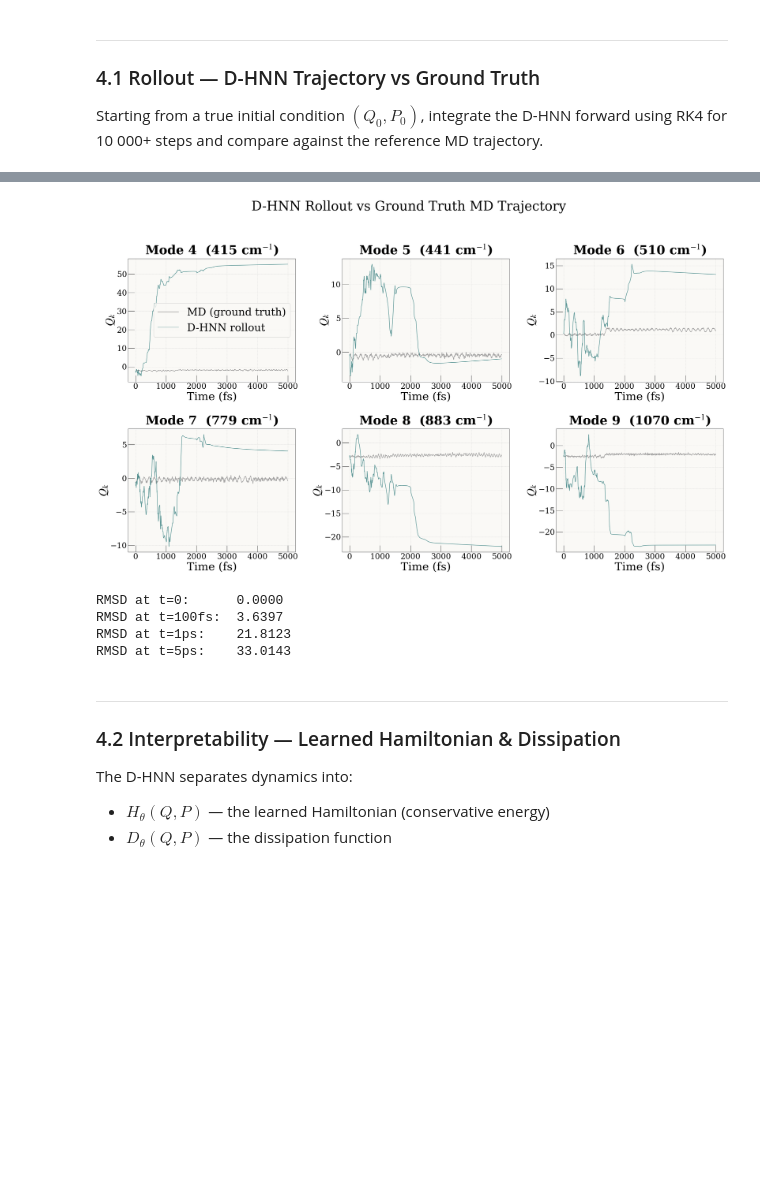
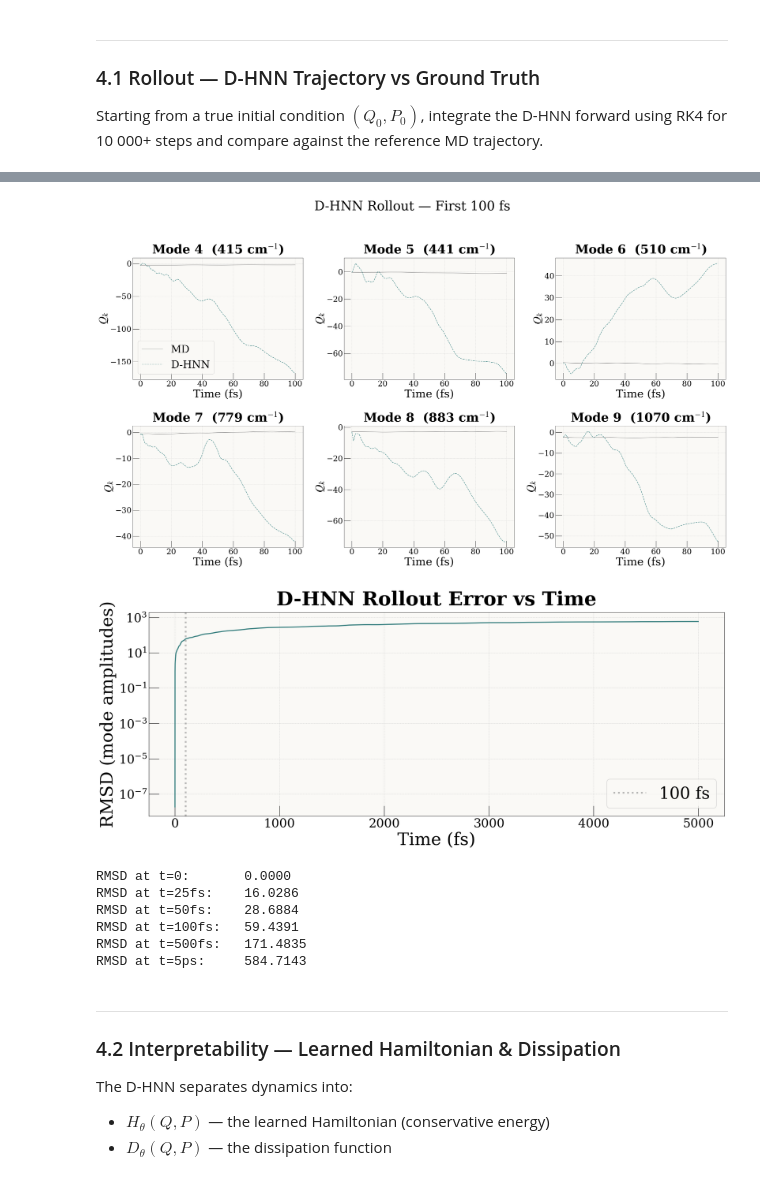
Before and after one commit to Im2ql4u/D_HNN, a Jupyter notebook: notebooks/molecular_experiments.ipynb, the cells around one changed output, grey strips where cells are left out. Drawn from its saved outputs; the diff is of its cells as text; code cells hidden in the pictures; blank space fills up the shorter version.

```diff
--- a/notebooks/molecular_experiments.ipynb
+++ b/notebooks/molecular_experiments.ipynb
@@ -551,40 +628,59 @@ Rollout: 10000 steps  (5000 fs = 5.0 ps)
 Q_pred shape: (10001, 24)  |  Q_gt shape: (10001, 24)
 # %%
 # ── Trajectory comparison plots ───────────────────────────────────
-n_show_modes = 6  # Show first 6 modes
+n_show_modes = 6
+
+# --- Short-time zoom (first 200 steps ≈ 100 fs) -----
+n_short = 200
+t_short = np.arange(n_short + 1) * dt_fs
 
 fig, axes = plt.subplots(2, 3, figsize=(28, 16))
-t_axis = np.arange(n_rollout + 1) * dt_fs  # time in fs
-
 for i, ax in enumerate(axes.flat[:n_show_modes]):
-    mode_idx = i + 3  # skip the 3 imaginary modes, show physical modes
-    ax.plot(t_axis, Q_gt[:, mode_idx], color=C["gt"], lw=1.5, alpha=0.8, label="MD (ground truth)")
-    ax.plot(t_axis, Q_pred[:, mode_idx], color=C["dhnn"], lw=1.5, alpha=0.8, label="D-HNN rollout")
-    freq_i = freqs[mode_idx]
-    ax.set_title(f"Mode {mode_idx+1}  ({freq_i:.0f} cm$^{{-1}}$)")
+    mi = i + 3
+    ax.plot(t_short, Q_gt[:n_short+1, mi], color=C["gt"], lw=1.5, alpha=0.8, label="MD")
+    ax.plot(t_short, Q_pred[:n_short+1, mi], color=C["dhnn"], lw=1.5, ls="--", alpha=0.8, label="D-HNN")
+    ax.set_title(f"Mode {mi+1}  ({freqs[mi]:.0f} cm$^{{-1}}$)")
     ax.set_xlabel("Time (fs)")
     ax.set_ylabel("$Q_k$")
     if i == 0:
         ax.legend()
 
-fig.suptitle("D-HNN Rollout vs Ground Truth MD Trajectory", fontsize=40, y=1.02)
+fig.suptitle("D-HNN Rollout — First 100 fs", fontsize=40, y=1.02)
 fig.tight_layout()
-fig.savefig("../figures/mol_nm_dhnn_rollout.pdf", bbox_inches="tight", dpi=150)
+fig.savefig("../figures/mol_nm_dhnn_rollout_short.pdf", bbox_inches="tight", dpi=150)
 plt.show()
 
-# ── RMSD over time ───────────────────────────────────────────────
-q_diff = Q_pred[:, 3:] - Q_gt[:, 3:]  # skip imaginary modes
+# --- RMSD over time -----
+q_diff = Q_pred[:, 3:] - Q_gt[:, 3:]
 rmsd_per_step = np.sqrt((q_diff ** 2).mean(axis=1))
-print(f"RMSD at t=0:      {rmsd_per_step[0]:.4f}")
-print(f"RMSD at t=100fs:  {rmsd_per_step[min(200, n_rollout)]:.4f}")
-print(f"RMSD at t=1ps:    {rmsd_per_step[min(2000, n_rollout)]:.4f}")
-print(f"RMSD at t=5ps:    {rmsd_per_step[min(10000, n_rollout)]:.4f}")
+t_all = np.arange(n_rollout + 1) * dt_fs
+
+fig, ax = plt.subplots(figsize=(18, 8))
+ax.semilogy(t_all, rmsd_per_step, color=C["dhnn"], lw=2)
+ax.set_xlabel("Time (fs)")
+ax.set_ylabel("RMSD (mode amplitudes)")
+ax.set_title("D-HNN Rollout Error vs Time")
+ax.axvline(100, ls=":", color=C["gt"], alpha=0.6, label="100 fs")
+ax.legend()
+fig.tight_layout()
+fig.savefig("../figures/mol_nm_dhnn_rmsd.pdf", bbox_inches="tight", dpi=150)
+plt.show()
+
+print(f"RMSD at t=0:       {rmsd_per_step[0]:.4f}")
+print(f"RMSD at t=25fs:    {rmsd_per_step[50]:.4f}")
+print(f"RMSD at t=50fs:    {rmsd_per_step[100]:.4f}")
+print(f"RMSD at t=100fs:   {rmsd_per_step[200]:.4f}")
+print(f"RMSD at t=500fs:   {rmsd_per_step[1000]:.4f}")
+print(f"RMSD at t=5ps:     {rmsd_per_step[-1]:.4f}")
 # %% [output]
-[figure, old version]
+[figure, new version]
+[figure, added]
-RMSD at t=0:      0.0000
-RMSD at t=100fs:  3.6397
-RMSD at t=1ps:    21.8123
-RMSD at t=5ps:    33.0143
+RMSD at t=0:       0.0000
+RMSD at t=25fs:    16.0286
+RMSD at t=50fs:    28.6884
+RMSD at t=100fs:   59.4391
+RMSD at t=500fs:   171.4835
+RMSD at t=5ps:     584.7143
 # %% [markdown]
 ---
 ### 4.2 Interpretability — Learned Hamiltonian & Dissipation
```
Also changed, not shown: parts of 8 cells of this notebook, 6 other files.
